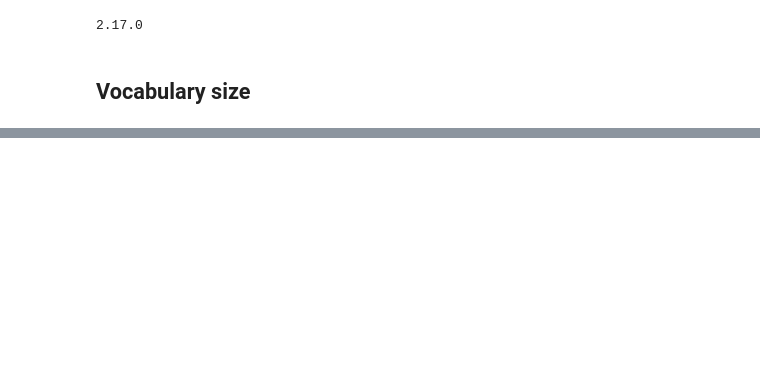
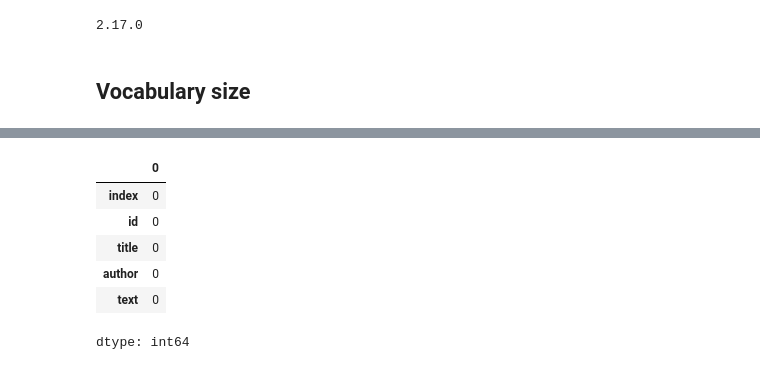
Before and after one commit to SriRamK345/NLP_dataset, a Jupyter notebook: Fake_News_Classifier_Using_LSTM.ipynb, the cells around one changed output, grey strips where cells are left out. Saved outputs shown, nothing was run; the diff lists cells and outputs as text; code cells hidden in the pictures; blank space fills up the shorter version.

```diff
--- a/Fake_News_Classifier_Using_LSTM.ipynb
+++ b/Fake_News_Classifier_Using_LSTM.ipynb
@@ -71,0 +89,10 @@ voc_size = 5000
+# %%
+messages.isna().sum()
+# %% [output]
+|  | 0 |
+| index | 0 |
+| id | 0 |
+| title | 0 |
+| author | 0 |
+| text | 0 |
+dtype: int64
```
Also changed, not shown: parts of 42 cells of this notebook.
